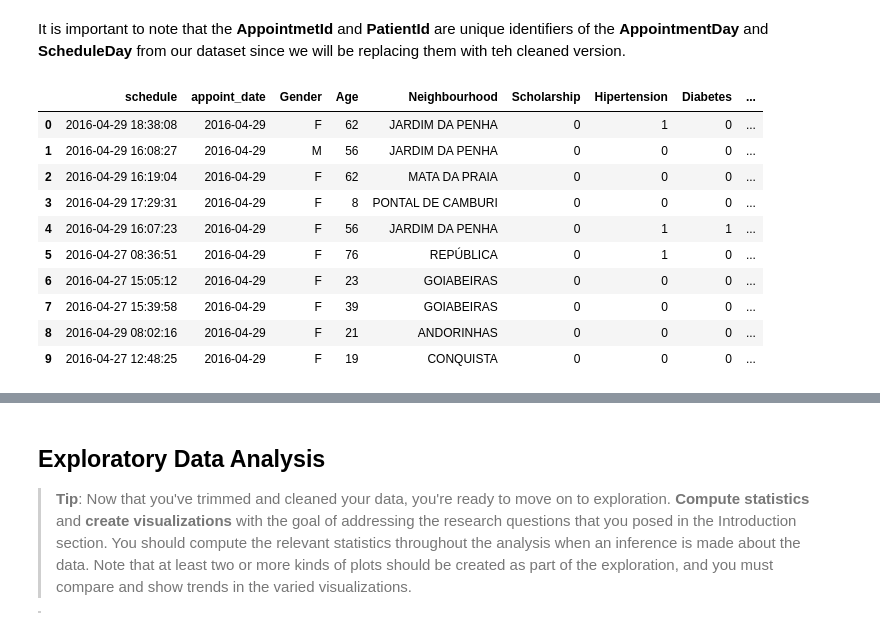
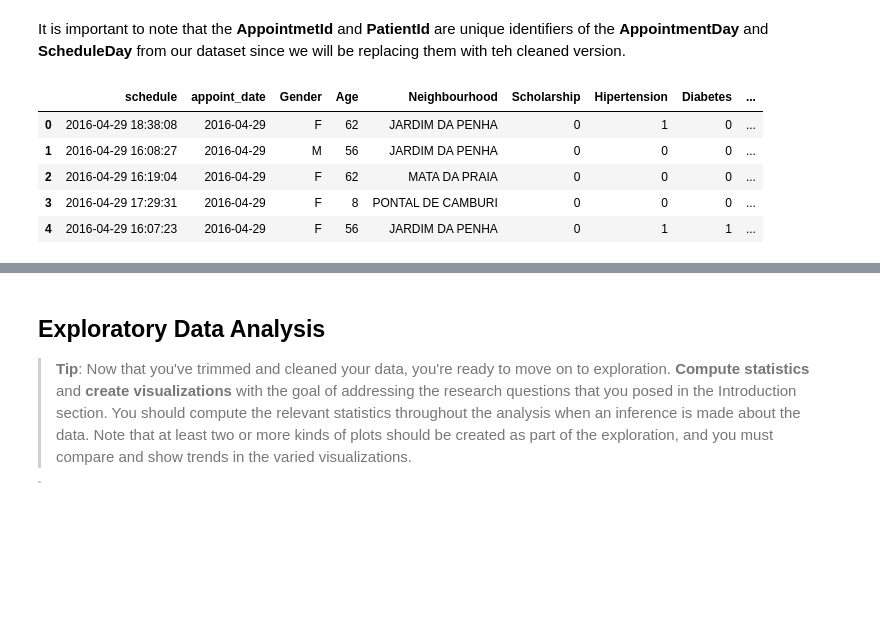
Before and after one commit to MokuaEnock/Appointments-Analysis, a Jupyter notebook: files/Investigate_a_Dataset.ipynb, the cells around one changed output, grey strips where cells are left out. Saved outputs shown, nothing was run; the diff lists cells and outputs as text; code cells hidden in the pictures; blank space fills up the shorter version.

```diff
--- a/files/Investigate_a_Dataset.ipynb
+++ b/files/Investigate_a_Dataset.ipynb
@@ -252,17 +247,12 @@ It is important to note that the **AppointmetId** and **PatientId** are unique i
 # %%
 df1 = df.drop(columns = ['AppointmentDay', 'ScheduledDay', 'PatientId', 'AppointmentID'])
 df_comp = pd.concat([time_d, df1], axis=1)
 #preview the dataset
-df_comp.head(10)
+df_comp.head(5)
 # %% [output]
 |  | schedule | appoint_date | Gender | Age | Neighbourhood | Scholarship | Hipertension | Diabetes | ... |
 | 0 | 2016-04-29 18:38:08 | 2016-04-29 | F | 62 | JARDIM DA PENHA | 0 | 1 | 0 | ... |
 | 1 | 2016-04-29 16:08:27 | 2016-04-29 | M | 56 | JARDIM DA PENHA | 0 | 0 | 0 | ... |
 | 2 | 2016-04-29 16:19:04 | 2016-04-29 | F | 62 | MATA DA PRAIA | 0 | 0 | 0 | ... |
 | 3 | 2016-04-29 17:29:31 | 2016-04-29 | F | 8 | PONTAL DE CAMBURI | 0 | 0 | 0 | ... |
 | 4 | 2016-04-29 16:07:23 | 2016-04-29 | F | 56 | JARDIM DA PENHA | 0 | 1 | 1 | ... |
-| 5 | 2016-04-27 08:36:51 | 2016-04-29 | F | 76 | REPÚBLICA | 0 | 1 | 0 | ... |
-| 6 | 2016-04-27 15:05:12 | 2016-04-29 | F | 23 | GOIABEIRAS | 0 | 0 | 0 | ... |
-| 7 | 2016-04-27 15:39:58 | 2016-04-29 | F | 39 | GOIABEIRAS | 0 | 0 | 0 | ... |
-| 8 | 2016-04-29 08:02:16 | 2016-04-29 | F | 21 | ANDORINHAS | 0 | 0 | 0 | ... |
-| 9 | 2016-04-27 12:48:25 | 2016-04-29 | F | 19 | CONQUISTA | 0 | 0 | 0 | ... |
```
Also changed, not shown: parts of 10 cells of this notebook.
